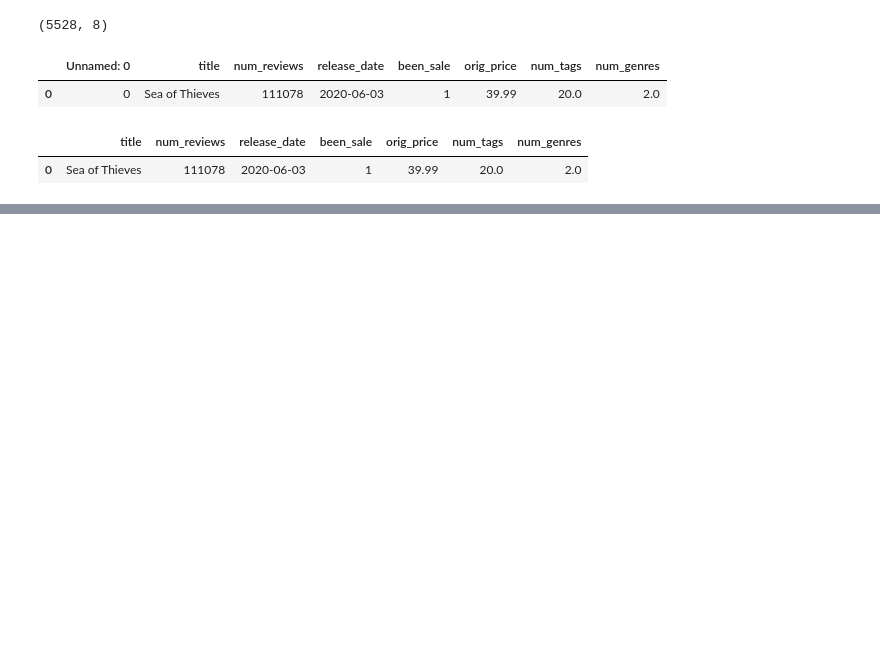
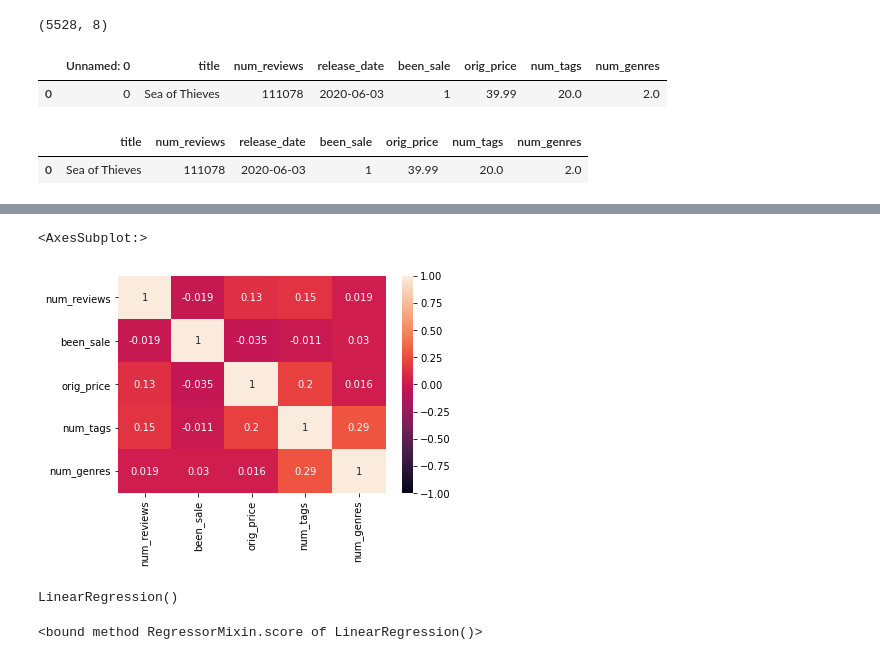
Before and after one commit to MichaelHarnett/Regression_Metis, a Jupyter notebook: modeling_work.ipynb, the cells around one changed output, grey strips where cells are left out. Cells and saved outputs as stored; diff of their text form; code cells hidden in the pictures; blank space fills up the shorter version.

```diff
--- a/modeling_work.ipynb
+++ b/modeling_work.ipynb
@@ -30,0 +81,5 @@ prelimdf.head(1)
+# %%
+sns.heatmap(numbersdf.corr(),vmin = -1, vmax = 1, annot=True)
+# %% [output]
+<AxesSubplot:>
+[figure, added]
@@ -30,0 +90,8 @@ prelimdf.head(1)
+# %%
+lr.fit(X,y)
+# %% [output]
+LinearRegression()
+# %%
+lr.score
+# %% [output]
+<bound method RegressorMixin.score of LinearRegression()>
```
Also changed, not shown: parts of 30 cells of this notebook, 3 other files.
